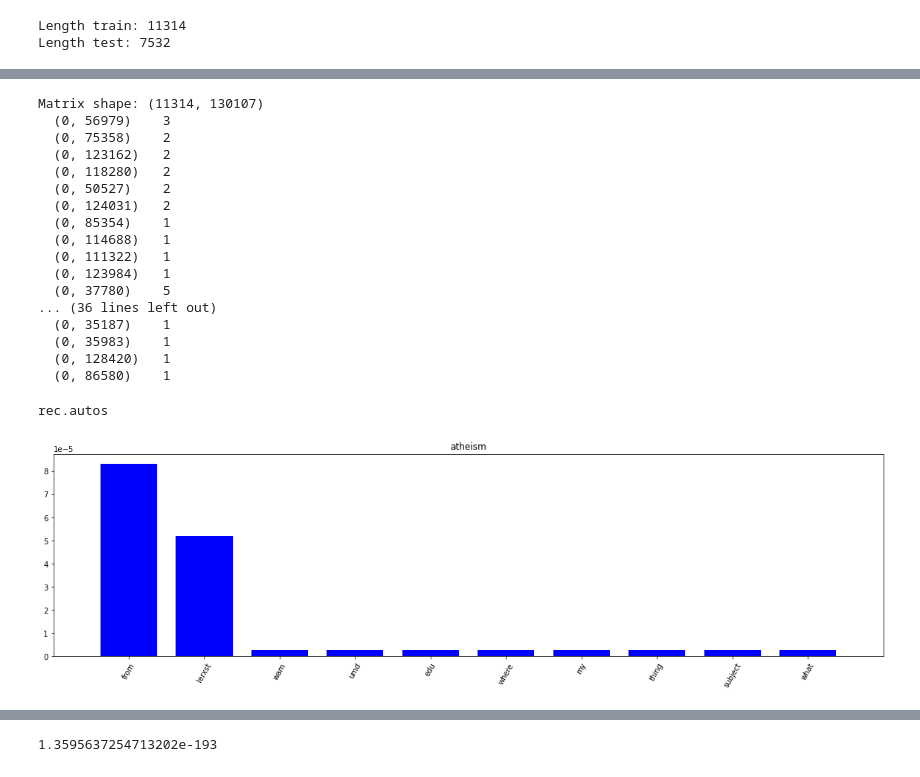
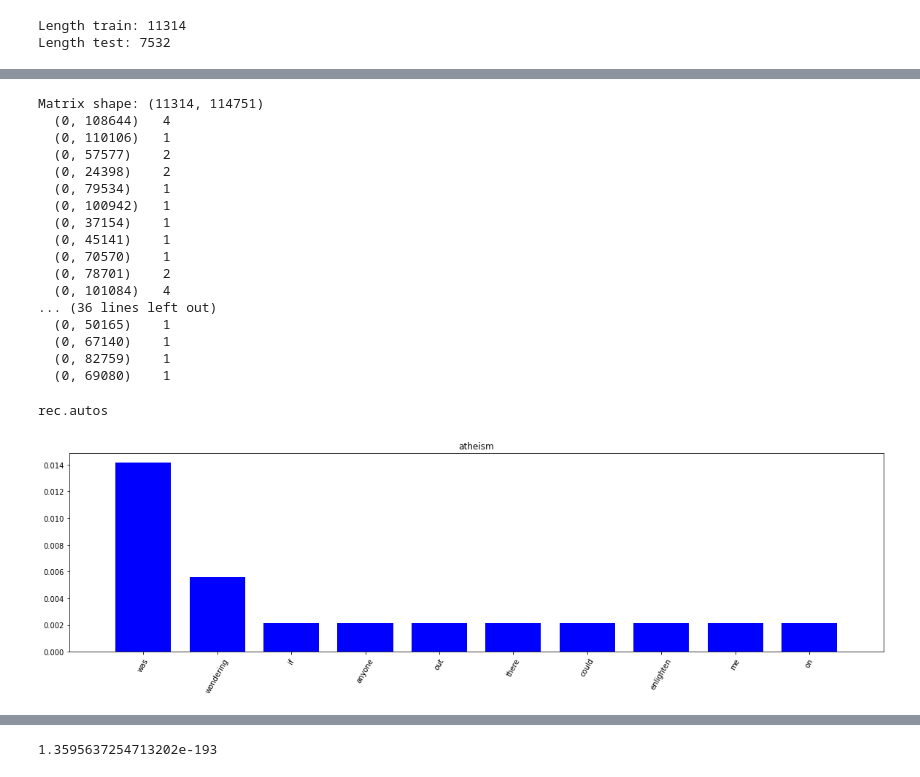
Before and after one commit to scheinpablo/TP1Redes, a Jupyter notebook: tp1.ipynb, the cells around one changed output, grey strips where cells are left out. Saved outputs shown, nothing was run; the diff lists cells and outputs as text; code cells hidden in the pictures.

Commit message:
removed headers and footers

```diff
--- a/tp1.ipynb
+++ b/tp1.ipynb
@@ -24,8 +27,8 @@ newsData.target_names
  'talk.politics.misc',
  'talk.religion.misc']
 # %%
-twenty_train = fetch_20newsgroups(subset='train', shuffle=True)
-twenty_test = fetch_20newsgroups(subset='test', shuffle=True)
+twenty_train = fetch_20newsgroups(subset='train', shuffle=True, remove=('headers', 'footers'))
+twenty_test = fetch_20newsgroups(subset='test', shuffle=True, remove=('headers', 'footers'))
 print('Length train: '+ str(len(twenty_train.data)))
 print('Length test: '+ str(len(twenty_test.data)))
 # %% [output]
@@ -62,20 +87,20 @@ matrix = count_vectorizer.fit_transform(twenty_train.data)
 print('Matrix shape: ' + str(matrix.shape))
 print(matrix[0])
 # %% [output]
-Matrix shape: (11314, 130107)
-  (0, 56979)    3
-  (0, 75358)    2
-  (0, 123162)   2
-  (0, 118280)   2
-  (0, 50527)    2
-  (0, 124031)   2
-  (0, 85354)    1
-  (0, 114688)   1
-  (0, 111322)   1
-  (0, 123984)   1
-  (0, 37780)    5
+Matrix shape: (11314, 114751)
+  (0, 108644)   4
+  (0, 110106)   1
+  (0, 57577)    2
+  (0, 24398)    2
+  (0, 79534)    1
+  (0, 100942)   1
+  (0, 37154)    1
+  (0, 45141)    1
+  (0, 70570)    1
+  (0, 78701)    2
+  (0, 101084)   4
 ... (36 lines left out)
-  (0, 35187)    1
-  (0, 35983)    1
-  (0, 128420)   1
-  (0, 86580)    1
+  (0, 50165)    1
+  (0, 67140)    1
+  (0, 82759)    1
+  (0, 69080)    1
@@ -123,15 +124,12 @@ atheism = matrix[labels,:]
 
 atheism_words_distribution = get_words_distribution_from_matrix(20, atheism)
 # %%
-from matplotlib import pyplot as plt
-# Importo el paquete para graficar
-from matplotlib import pyplot as plt
 N = 10
-plot_bar_chart(np.array(atheism_words)[0][:N],
+plot_bar_chart(np.array(atheism_words_distribution)[0][:N],
                 vocabulary = list(count_vectorizer.vocabulary_.keys()),
                title='atheism')
 # %% [output]
-[figure, old version]
+[figure, new version]
 # %%
 # Veamos si el primer email es SPAM o no
 # El primer mail corresponde a la primer fila de la matriz
```
Also changed, not shown: parts of 8 cells of this notebook.
